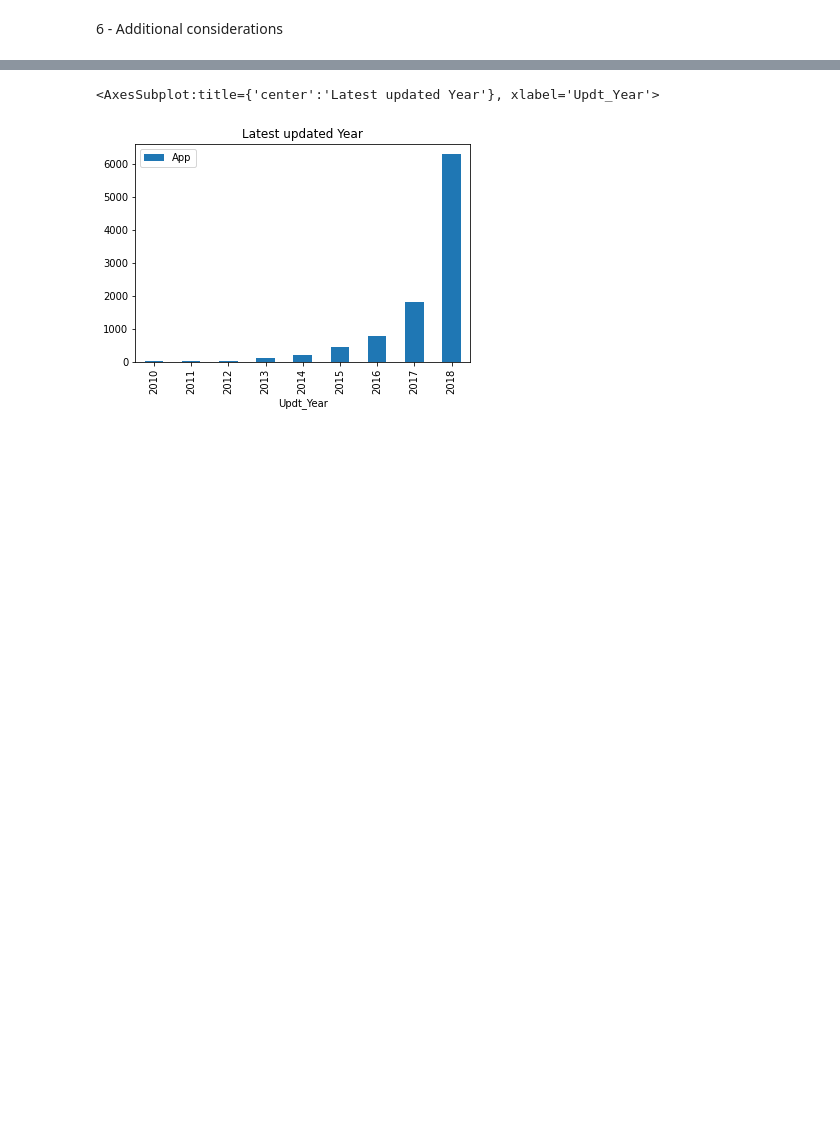
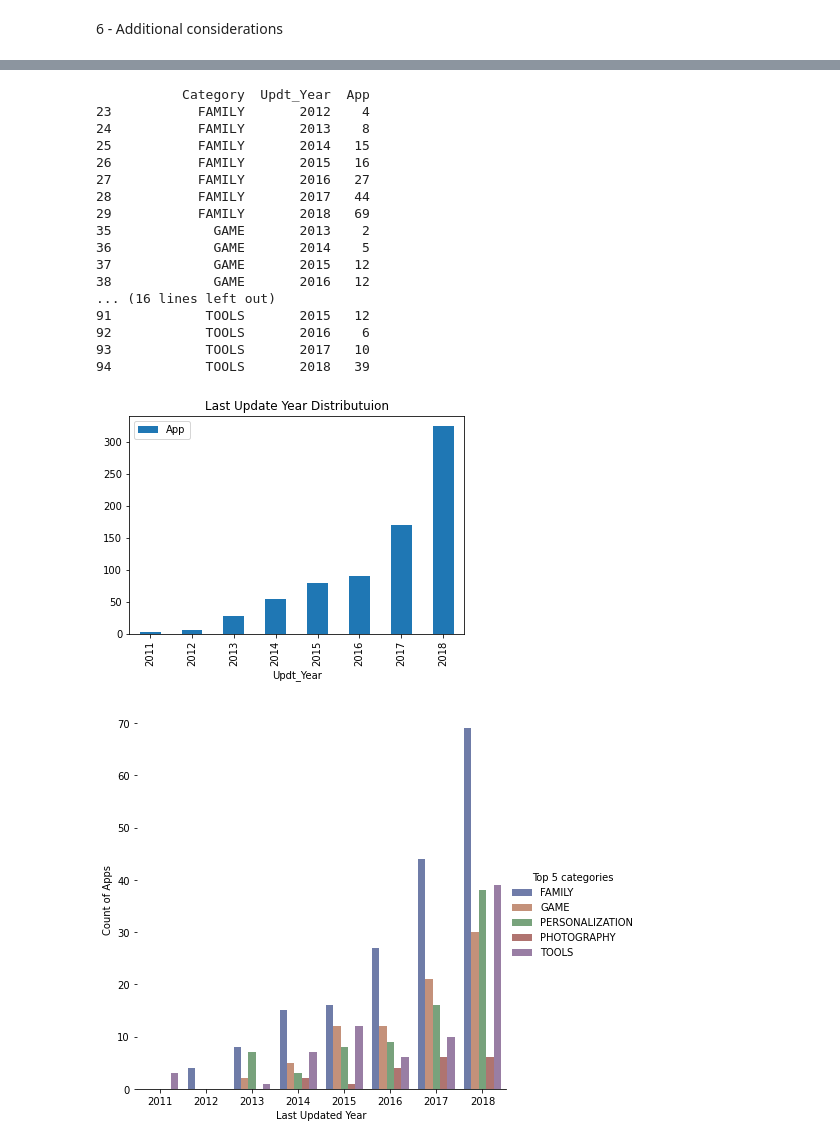
Before and after one commit to Rodauv/google_playstore_stats, a Jupyter notebook: my_mobapp_studio.ipynb, the cells around one changed output, grey strips where cells are left out. Saved outputs shown, nothing was run; the diff lists cells and outputs as text; code cells hidden in the pictures; blank space fills up the shorter version.

```diff
--- a/my_mobapp_studio.ipynb
+++ b/my_mobapp_studio.ipynb
@@ -313,18 +316,18 @@ def cat_split(df_cl):
     df['Installs Share'] = round(df['Installs Share'],3)
     df['Asset Value'] = (df[['Price']]/df_cl['Price'].sum())*100
     df['Asset Value'] = round(df['Asset Value'],3)
-    df['Revirews Share'] = (df[['Reviews']]/df_cl['Reviews'].sum())*100
-    df['Revirews Share'] = round(df['Revirews Share'],3)
+    df['Reviews Share'] = (df[['Reviews']]/df_cl['Reviews'].sum())*100
+    df['Reviews Share'] = round(df['Reviews Share'],3)
     df['Value'] = df['Price']*df['Installs']
     df['Value_Share'] = ((df['Price']*df['Installs'])/(df['Price']*df['Installs']).sum())*100
-    df['Revirews Share'] = round(df['Revirews Share'],3)
+    df['Reviews Share'] = round(df['Reviews Share'],3)
     df = df.sort_values(by=['Installs'], ascending=False)
 
     #Value formatting
     df['Price'] = pd.Series(["${0:.2f}".format(val) for val in df['Price']], index = df.index)
     df['Installs'] = pd.Series(["{0:.2f} mn".format(val/1_000_000) for val in df['Installs']], index = df.index)
     df['Reviews'] = pd.Series(["{0:.2f} k".format(val/1_000) for val in df['Reviews']], index = df.index)
-    df['Revirews Share'] = pd.Series(["{0:.2f}%".format(val) for val in df['Revirews Share']], index = df.index)
+    df['Reviews Share'] = pd.Series(["{0:.2f}%".format(val) for val in df['Reviews Share']], index = df.index)
     df['Asset Value'] = pd.Series(["{0:.2f}%".format(val) for val in df['Asset Value']], index = df.index)
     df['Installs Share'] = pd.Series(["{0:.2f}%".format(val) for val in df['Installs Share']], index = df.index)
     df['Value'] = pd.Series(["${0:.2f} bn".format(val/1_000_000_000) for val in df['Value']], index = df.index)
@@ -590,20 +599,38 @@ enumerated_dataset.head(5)
 # %%
-#6.2 - Time Factor: Definition of the years since the application was last time updated.
+#6.1 - Time Factor: Definition of the years since the application was last time updated.
 
 def define_app_support(df_a):
     df = df_a
+    #df_a = df.query("Category == 'FAMILY'")
     df_a['Upd_Delay'] = df['Last_Updated'].apply(maint_del).astype(int)
-    df_a['Updt_Year'] = df['Last_Updated'].apply(maint_year).astype(int)
+    df_a['Updt_Year'] = df_a['Last_Updated'].apply(maint_year).astype(int)
     return df_a
 
 #DEFINTION OF THE DATASET TO BE USED FUTHER - Paid, Free, Full set
-combined_dataset_dated = define_app_support(enumerated_dataset)
-#combined_dataset_dated_paid = define_app_support(enumerated_dataset)
-#combined_dataset_dated_free = define_app_support(enumerated_dataset)
+combined_dataset_dated_paid = define_app_support(paid_dataset)
+combined_dataset_dated = define_app_support(combined_dataset)
+combined_dataset_dated_paid
 
-dataset_updates = combined_dataset_dated.groupby(['Updt_Year']).count()
-dataset_updates.plot(y='App', use_index=True, title='Latest updated Year', kind='bar')
-#dataset_updates
+def year_distribution(df):
+    chart = df.groupby(['Updt_Year']).count()
+    chart.plot(y='App', use_index=True, title='Last Update Year Distributuion', kind='bar')
+    #dataset_updates
+
+def year_cat_distribution(df,cat):
+    df_cat = df[['Category','App','Updt_Year']]
+    df_cat = df_cat.groupby(['Category','Updt_Year'],as_index=False).count()
+    top_categories = ['GAME','FAMILY','PERSONALIZATION','PHOTOGRAPHY','TOOLS']
+    df_cat = df_cat[df_cat["Category"].isin(top_categories)]
+    #print(df_cat)
+    chart = sns.catplot(data=df_cat, kind='bar',x='Updt_Year',y='App',hue='Category',errorbar="sd", palette="dark", alpha=.6, height=6)
+    chart.despine(left=True)
+    chart.set_axis_labels("Last Updated Year", "Count of Apps")
+    chart.legend.set_title("Top 5 categories")
+    return df_cat
+
+
+year_distribution(combined_dataset_dated_paid)
+print(year_cat_distribution(combined_dataset_dated_paid,cat_split_dataset))
 
 #FIX DATASET Y-2 exclusion
 # %% [output]
@@ -620,2 +647,19 @@ See the caveats in the documentation: https://pandas.pydata.org/pandas-docs/stab
-<AxesSubplot:title={'center':'Latest updated Year'}, xlabel='Updt_Year'>
+           Category  Updt_Year  App
+23           FAMILY       2012    4
+24           FAMILY       2013    8
+25           FAMILY       2014   15
+26           FAMILY       2015   16
+27           FAMILY       2016   27
+28           FAMILY       2017   44
+29           FAMILY       2018   69
+35             GAME       2013    2
+36             GAME       2014    5
+37             GAME       2015   12
+38             GAME       2016   12
+... (16 lines left out)
+91            TOOLS       2015   12
+92            TOOLS       2016    6
+93            TOOLS       2017   10
+94            TOOLS       2018   39
-[figure, old version]
+[figure, new version]
+[figure, added]
```
Also changed, not shown: parts of 8 cells of this notebook.
